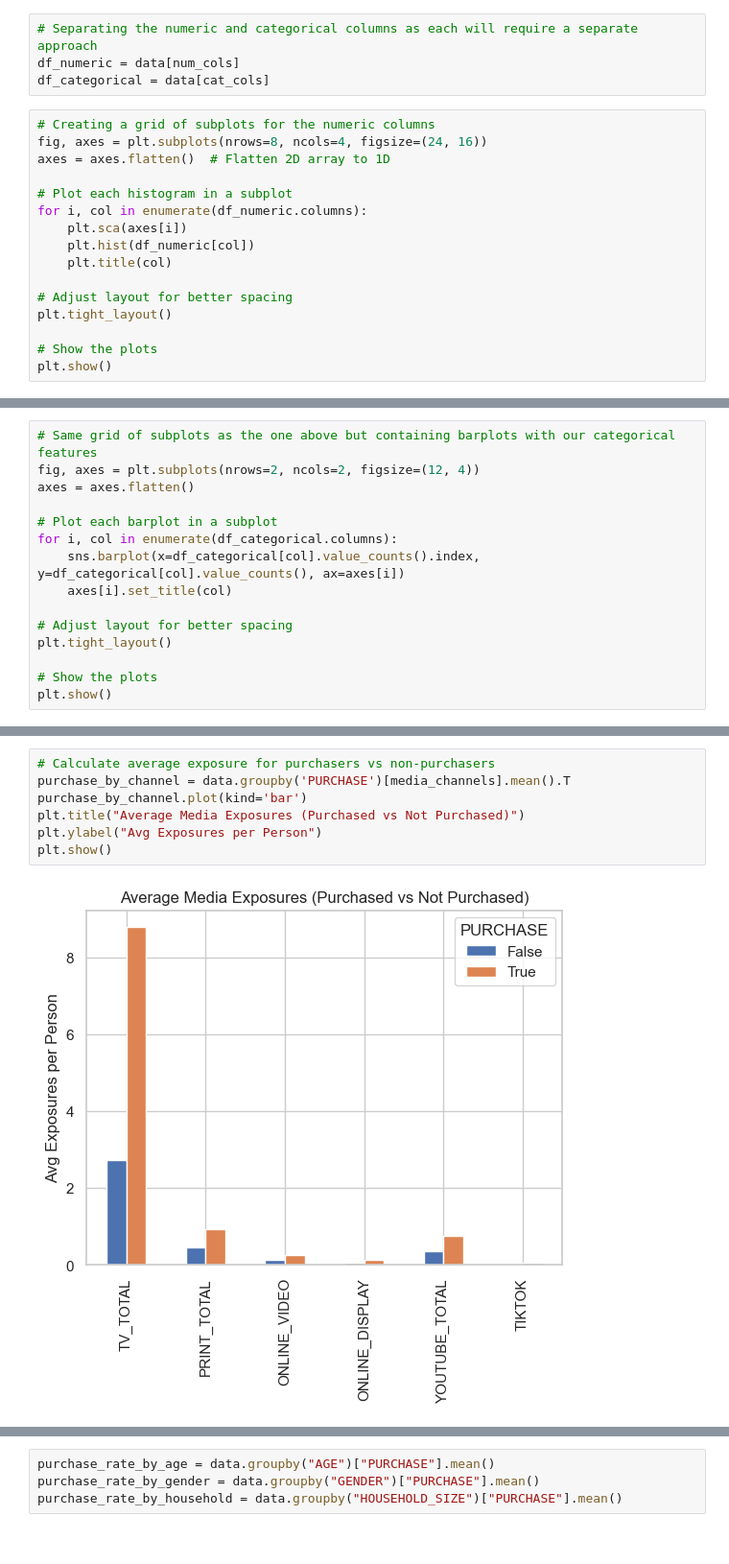
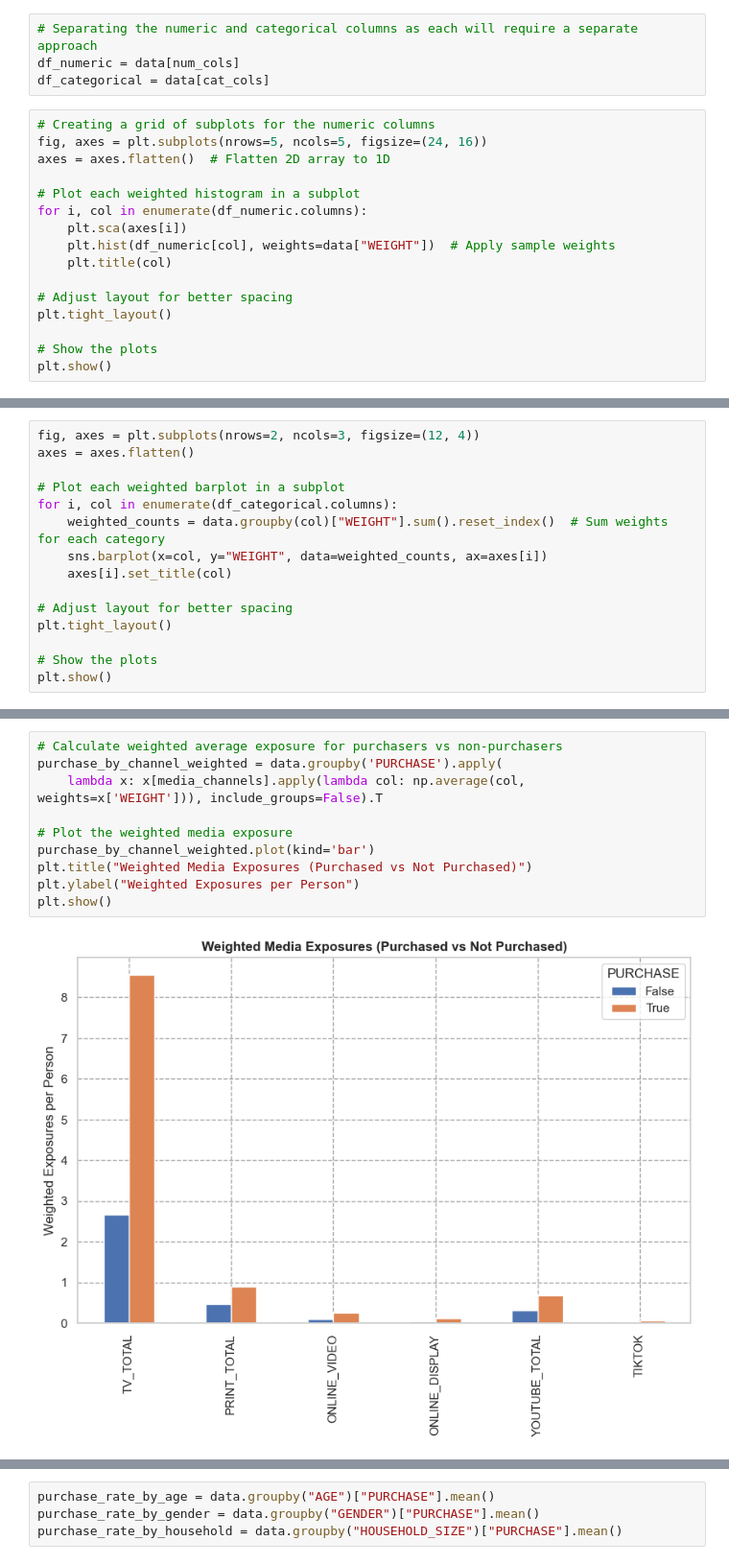
Before and after one commit to JustaKris/XYZ-Marketing-Campaign, a Jupyter notebook: notebooks/03_NIQ_Task_EDA.ipynb, the cells around one changed output, grey strips where cells are left out. Shown at 96% size. Cells and saved outputs as stored; diff of their text form.

```diff
--- a/notebooks/03_NIQ_Task_EDA.ipynb
+++ b/notebooks/03_NIQ_Task_EDA.ipynb
@@ -68,13 +115,13 @@ df_numeric = data[num_cols]
 df_categorical = data[cat_cols]
 # %%
 # Creating a grid of subplots for the numeric columns
-fig, axes = plt.subplots(nrows=8, ncols=4, figsize=(24, 16))
+fig, axes = plt.subplots(nrows=5, ncols=5, figsize=(24, 16))
 axes = axes.flatten()  # Flatten 2D array to 1D
 
-# Plot each histogram in a subplot
+# Plot each weighted histogram in a subplot
 for i, col in enumerate(df_numeric.columns):
     plt.sca(axes[i])
-    plt.hist(df_numeric[col])
+    plt.hist(df_numeric[col], weights=data["WEIGHT"])  # Apply sample weights
     plt.title(col)
 
 # Adjust layout for better spacing
@@ -87,11 +137,11 @@ plt.show()
 # %%
-# Same grid of subplots as the one above but containing barplots with our categorical features
-fig, axes = plt.subplots(nrows=2, ncols=2, figsize=(12, 4))
+fig, axes = plt.subplots(nrows=2, ncols=3, figsize=(12, 4))
 axes = axes.flatten()
 
-# Plot each barplot in a subplot
+# Plot each weighted barplot in a subplot
 for i, col in enumerate(df_categorical.columns):
-    sns.barplot(x=df_categorical[col].value_counts().index, y=df_categorical[col].value_counts(), ax=axes[i])
+    weighted_counts = data.groupby(col)["WEIGHT"].sum().reset_index()  # Sum weights for each category
+    sns.barplot(x=col, y="WEIGHT", data=weighted_counts, ax=axes[i])
     axes[i].set_title(col)
 
 # Adjust layout for better spacing
@@ -167,10 +249,13 @@ plt.show()
 # %%
-# Calculate average exposure for purchasers vs non-purchasers
-purchase_by_channel = data.groupby('PURCHASE')[media_channels].mean().T
-purchase_by_channel.plot(kind='bar')
-plt.title("Average Media Exposures (Purchased vs Not Purchased)")
-plt.ylabel("Avg Exposures per Person")
+# Calculate weighted average exposure for purchasers vs non-purchasers
+purchase_by_channel_weighted = data.groupby('PURCHASE').apply(
+    lambda x: x[media_channels].apply(lambda col: np.average(col, weights=x['WEIGHT'])), include_groups=False).T
+
+# Plot the weighted media exposure
+purchase_by_channel_weighted.plot(kind='bar')
+plt.title("Weighted Media Exposures (Purchased vs Not Purchased)")
+plt.ylabel("Weighted Exposures per Person")
 plt.show()
 # %% [output]
-[figure, old version]
+[figure, new version]
 # %%
```
Also changed, not shown: parts of 38 cells of this notebook, 6 other files.
